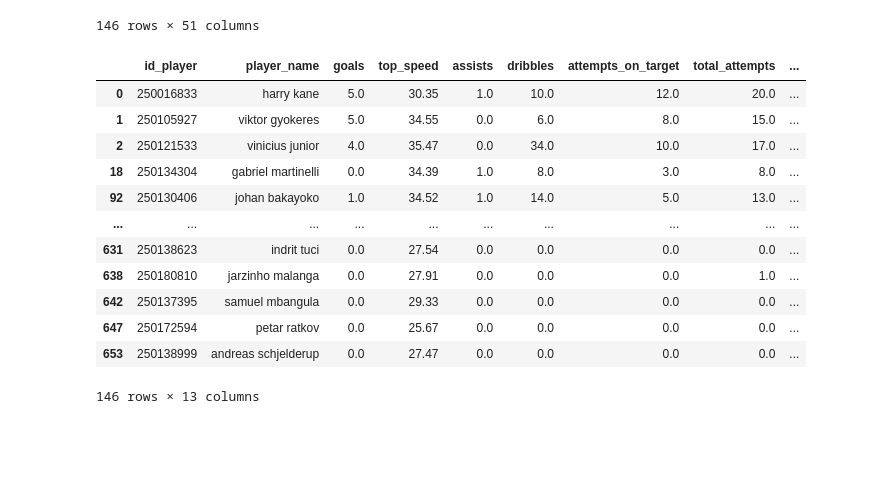
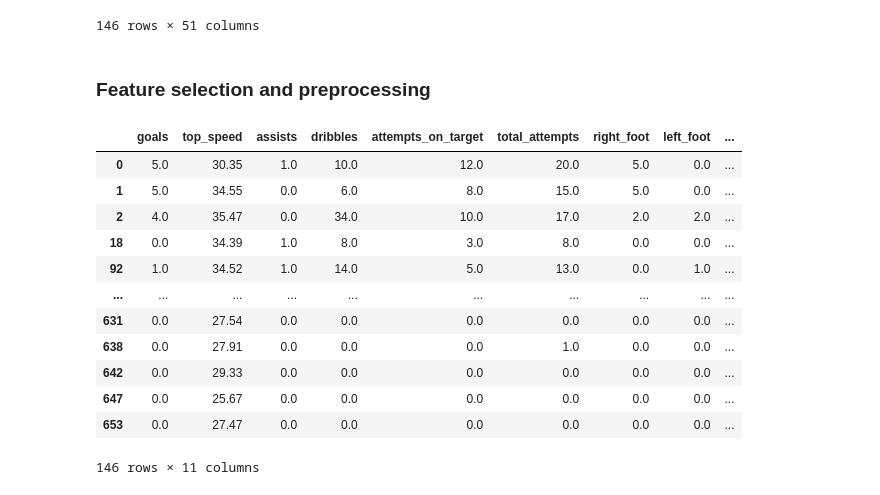
Before and after one commit to Wukelalks/Player-Performance-Model, a Jupyter notebook: find_similar_attackers.ipynb, the cells around one changed output. Saved outputs shown, nothing was run; the diff lists cells and outputs as text; code cells hidden in the pictures; blank space fills up the shorter version.

```diff
--- a/find_similar_attackers.ipynb
+++ b/find_similar_attackers.ipynb
@@ -60,32 +48,28 @@ attackers_df
 | 647 | 250172594 | petar ratkov | Serbia | Forward | 50030 | 0.0 | 0.0 | 0.0 | ... |
 | 653 | 250138999 | andreas schjelderup | Norway | Forward | 50147 | 0.0 | 0.0 | 0.0 | ... |
 146 rows × 51 columns
+# %% [markdown]
+### Feature selection and preprocessing
 # %%
 # Feature selection
-attackers_features = ['id_player', 'player_name', 'goals', 'top_speed', 'assists', 'dribbles', 'attempts_on_target', 'total_attempts', 'right_foot',
+attackers_features = ['goals', 'top_speed', 'assists', 'dribbles', 'attempts_on_target', 'total_attempts', 'right_foot',
                      'left_foot', 'head', 'inside_area', 'outside_area']
 
 # DataFrame with attackers features
-attackers_ft_df = attackers_df[attackers_features].copy()
-attackers_ft_df
+X = attackers_df[attackers_features].copy()
 
-# goals = df_goals[['id_player','goals']].copy()
-# top_speed = df_key_stats[['id_player','top_speed']].copy()
-# assists_dribbles = df_attacking[['id_player','assists','dribbles']].copy()
-# attempts = df_attempts[['id_player','attempts_on_target', 'total_attempts']].copy()
-# minutes = df_key_stats[['id_player','minutes_played']].copy()
-# name = df_players[['id_player', 'player_name']].copy()
+X
 # %% [output]
-|  | id_player | player_name | goals | top_speed | assists | dribbles | attempts_on_target | total_attempts | ... |
-| 0 | 250016833 | harry kane | 5.0 | 30.35 | 1.0 | 10.0 | 12.0 | 20.0 | ... |
-| 1 | 250105927 | viktor gyokeres | 5.0 | 34.55 | 0.0 | 6.0 | 8.0 | 15.0 | ... |
-| 2 | 250121533 | vinicius junior | 4.0 | 35.47 | 0.0 | 34.0 | 10.0 | 17.0 | ... |
-| 18 | 250134304 | gabriel martinelli | 0.0 | 34.39 | 1.0 | 8.0 | 3.0 | 8.0 | ... |
-| 92 | 250130406 | johan bakayoko | 1.0 | 34.52 | 1.0 | 14.0 | 5.0 | 13.0 | ... |
+|  | goals | top_speed | assists | dribbles | attempts_on_target | total_attempts | right_foot | left_foot | ... |
+| 0 | 5.0 | 30.35 | 1.0 | 10.0 | 12.0 | 20.0 | 5.0 | 0.0 | ... |
+| 1 | 5.0 | 34.55 | 0.0 | 6.0 | 8.0 | 15.0 | 5.0 | 0.0 | ... |
+| 2 | 4.0 | 35.47 | 0.0 | 34.0 | 10.0 | 17.0 | 2.0 | 2.0 | ... |
+| 18 | 0.0 | 34.39 | 1.0 | 8.0 | 3.0 | 8.0 | 0.0 | 0.0 | ... |
+| 92 | 1.0 | 34.52 | 1.0 | 14.0 | 5.0 | 13.0 | 0.0 | 1.0 | ... |
 | ... | ... | ... | ... | ... | ... | ... | ... | ... | ... |
-| 631 | 250138623 | indrit tuci | 0.0 | 27.54 | 0.0 | 0.0 | 0.0 | 0.0 | ... |
-| 638 | 250180810 | jarzinho malanga | 0.0 | 27.91 | 0.0 | 0.0 | 0.0 | 1.0 | ... |
-| 642 | 250137395 | samuel mbangula | 0.0 | 29.33 | 0.0 | 0.0 | 0.0 | 0.0 | ... |
-| 647 | 250172594 | petar ratkov | 0.0 | 25.67 | 0.0 | 0.0 | 0.0 | 0.0 | ... |
-| 653 | 250138999 | andreas schjelderup | 0.0 | 27.47 | 0.0 | 0.0 | 0.0 | 0.0 | ... |
+| 631 | 0.0 | 27.54 | 0.0 | 0.0 | 0.0 | 0.0 | 0.0 | 0.0 | ... |
+| 638 | 0.0 | 27.91 | 0.0 | 0.0 | 0.0 | 1.0 | 0.0 | 0.0 | ... |
+| 642 | 0.0 | 29.33 | 0.0 | 0.0 | 0.0 | 0.0 | 0.0 | 0.0 | ... |
+| 647 | 0.0 | 25.67 | 0.0 | 0.0 | 0.0 | 0.0 | 0.0 | 0.0 | ... |
+| 653 | 0.0 | 27.47 | 0.0 | 0.0 | 0.0 | 0.0 | 0.0 | 0.0 | ... |
-146 rows × 13 columns
+146 rows × 11 columns
```
Also changed, not shown: parts of 14 cells of this notebook.
